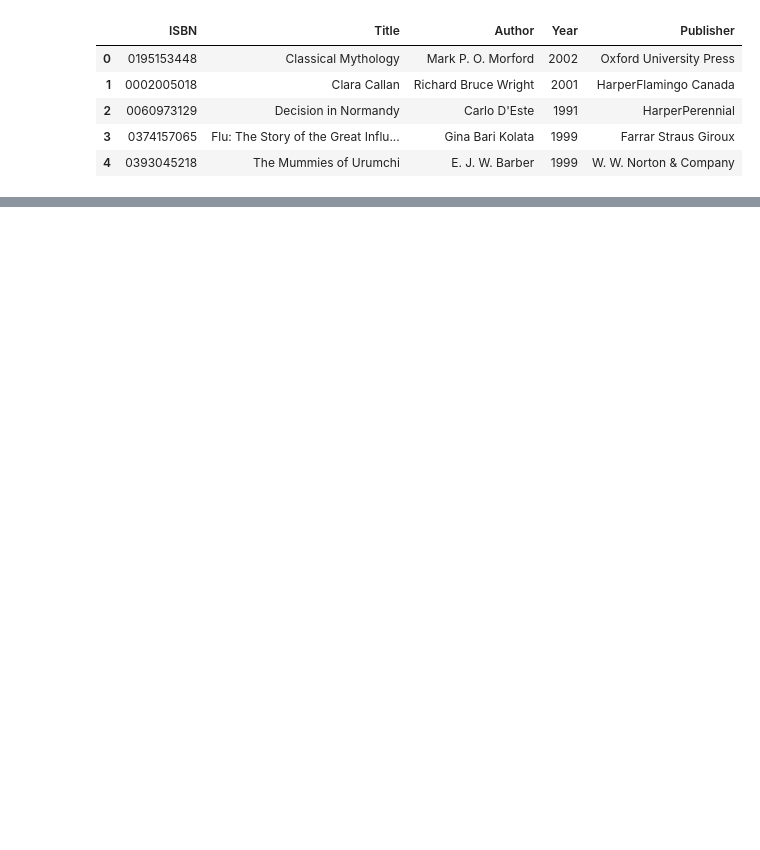
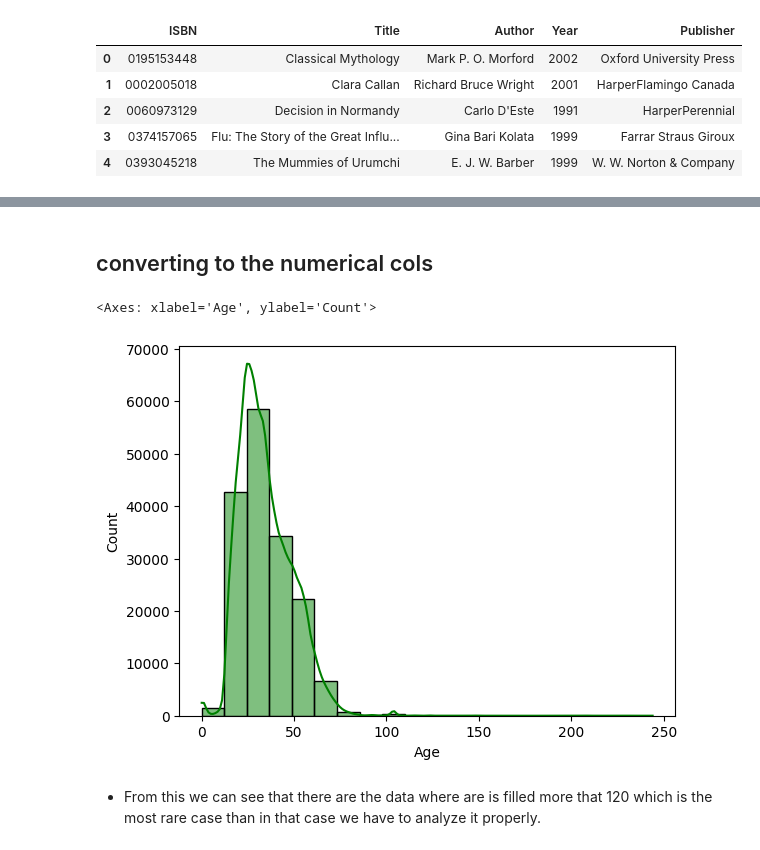
Before and after one commit to ak12thwonder/Multi_domain_Recommendation, a Jupyter notebook: notebooks/book_cleaning.ipynb, the cells around one changed output, grey strips where cells are left out. Drawn from its saved outputs; the diff is of its cells as text; code cells hidden in the pictures; blank space fills up the shorter version.

```diff
--- a/notebooks/book_cleaning.ipynb
+++ b/notebooks/book_cleaning.ipynb
@@ -115,0 +362,15 @@ df_book.head()
+# %% [markdown]
+## converting to the numerical cols
+# %%
+# Step 1: Remove leading/trailing spaces (if any)
+df_user['Age'] = df_user['Age'].str.strip()
+
+# Step 2: Convert to numeric, forcing non-numeric values to NaN
+df_user['Age'] = pd.to_numeric(df_user['Age'], errors='coerce')
+# %%
+sns.histplot(df_user['Age'], bins=20, kde=True, edgecolor='black', color='green')
+# %% [output]
+<Axes: xlabel='Age', ylabel='Count'>
+[figure, added]
+# %% [markdown]
+- From this we can see that there are the data where are is filled more that 120 which is the most rare case than in that case we have to analyze it properly.
```
Also changed, not shown: parts of 56 cells of this notebook, 12 other files.
